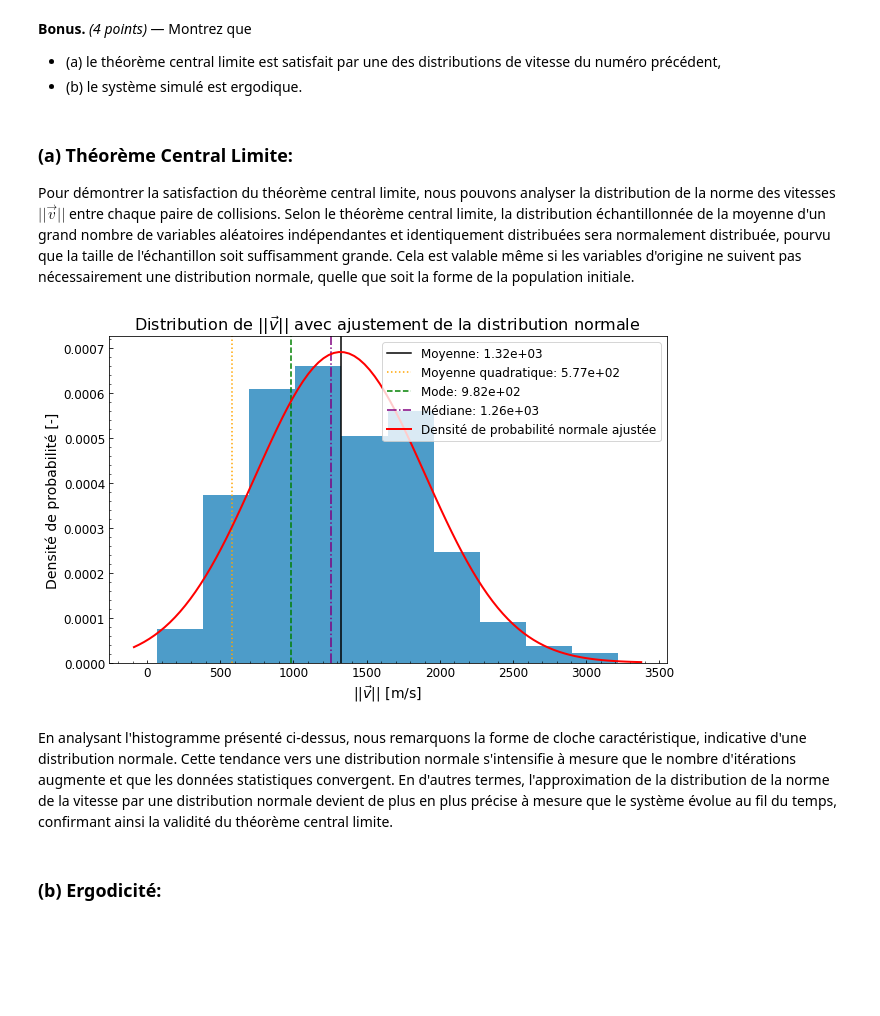
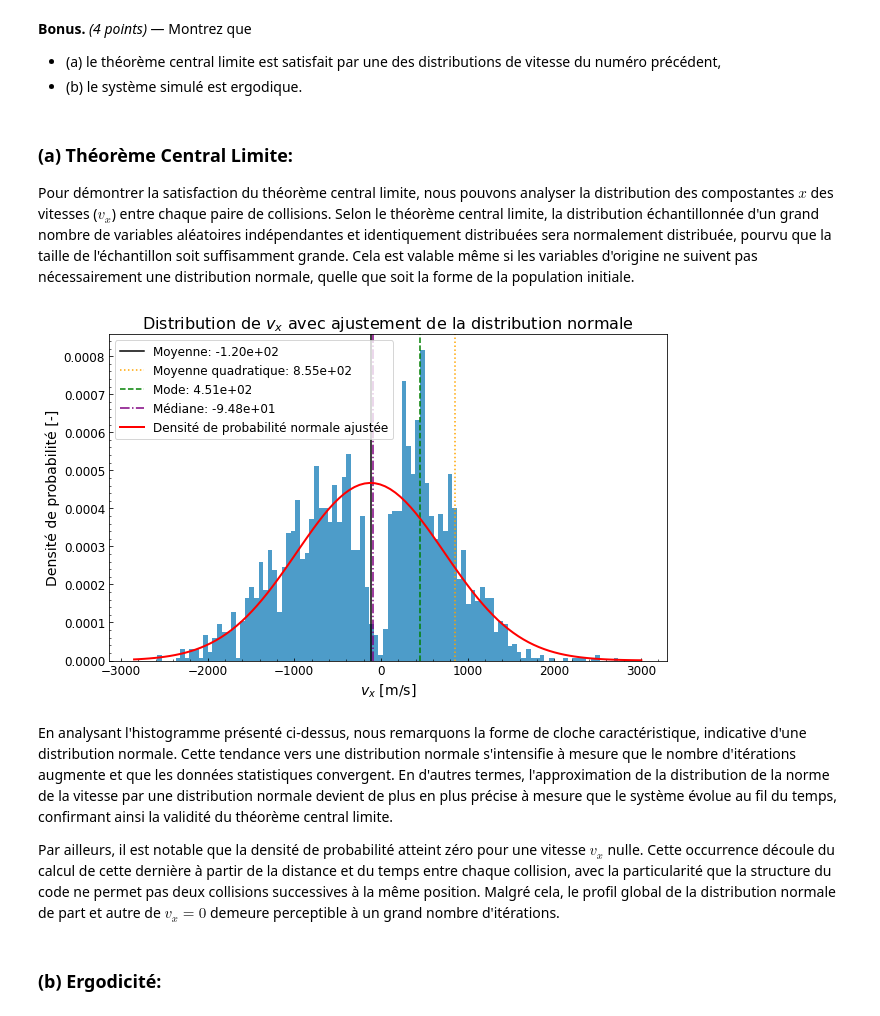
Before and after one commit to GeremyMichaud/TPNTS, a Jupyter notebook: Part_1/GM_TDS-TPNB_Part1_H24.ipynb, the cells around one changed output. Drawn from its saved outputs; the diff is of its cells as text; code cells hidden in the pictures; blank space fills up the shorter version.

```diff
--- a/Part_1/GM_TDS-TPNB_Part1_H24.ipynb
+++ b/Part_1/GM_TDS-TPNB_Part1_H24.ipynb
@@ -96,7 +93,7 @@ def checkCollisions():
                 hitlist.append([i,j]) # liste numérotant toutes les paires de sphères en collision
     return hitlist
 
-iterations = 1000
+iterations = 10000
 for i in range(iterations):
     # DÉPLACE TOUTES LES SPHÈRES D'UN PAS SPATIAL deltax
     vitesse = []   # vitesse instantanée de chaque sphère
@@ -279,7 +276,7 @@ def follow_particle_trajectory(particle_index):
     collison_distances = []
     time_to_collision = []
 
-    iterations = 1000
+    iterations = 10000
     for _ in range(iterations):
         update_positions()
 
@@ -444,41 +441,44 @@ plt.show()
 - (b) le système simulé est ergodique.
 # %% [markdown]
 ### (a) Théorème Central Limite:
-Pour démontrer la satisfaction du théorème central limite, nous pouvons analyser la distribution de la norme des vitesses $||\vec{v}||$ entre chaque paire de collisions. Selon le théorème central limite, la distribution échantillonnée de la moyenne d'un grand nombre de variables aléatoires indépendantes et identiquement distribuées sera normalement distribuée, pourvu que la taille de l'échantillon soit suffisamment grande. Cela est valable même si les variables d'origine ne suivent pas nécessairement une distribution normale, quelle que soit la forme de la population initiale.
+Pour démontrer la satisfaction du théorème central limite, nous pouvons analyser la distribution des compostantes $x$ des vitesses ($v_x$) entre chaque paire de collisions. Selon le théorème central limite, la distribution échantillonnée d'un grand nombre de variables aléatoires indépendantes et identiquement distribuées sera normalement distribuée, pourvu que la taille de l'échantillon soit suffisamment grande. Cela est valable même si les variables d'origine ne suivent pas nécessairement une distribution normale, quelle que soit la forme de la population initiale.
 # %%
 # Calcul des statistiques de la norme des vitesses
-stats_norms, mode_norms, median_norms = calculate_statistics(norms)
+vx = np.array([v.x for v in velocities])
+stats_vx, mode_vx, median_vx = calculate_statistics(vx)
 
 # Plot de l'histogramme de la norme des vitesses
 plt.figure(figsize=(10, 6))
-plt.hist(norms, bins=10, density=True, color=palette[0], alpha=0.7)
+plt.hist(vx, bins=100, density=True, color=palette[0], alpha=0.7)
 
 # Ajout des lignes verticales pour les statistiques
-plt.axvline(x=stats_norms.mean, color='black', linestyle='solid', label=f'Moyenne: {stats_norms.mean:.2e}')
-plt.axvline(x=np.sqrt(stats_norms.variance), color='orange', linestyle='dotted', label=f'Moyenne quadratique: {np.sqrt(stats_norms.variance):.2e}')
-plt.axvline(x=mode_norms, color='green', linestyle='dashed', label=f'Mode: {mode_norms:.2e}')
-plt.axvline(x=median_norms, color='purple', linestyle='dashdot', label=f'Médiane: {median_norms:.2e}')
+plt.axvline(x=stats_vx.mean, color='black', linestyle='solid', label=f'Moyenne: {stats_vx.mean:.2e}')
+plt.axvline(x=np.sqrt(stats_vx.variance), color='orange', linestyle='dotted', label=f'Moyenne quadratique: {np.sqrt(stats_vx.variance):.2e}')
+plt.axvline(x=mode_vx, color='green', linestyle='dashed', label=f'Mode: {mode_vx:.2e}')
+plt.axvline(x=median_vx, color='purple', linestyle='dashdot', label=f'Médiane: {median_vx:.2e}')
 
 # Personnalisation des axes et ajout d'étiquettes
 plt.tick_params(which="both", axis="both", direction="in", labelsize=12)
 plt.minorticks_on()
-plt.xlabel("$||\\vec{v}||$ [m/s]", fontsize=14)
+plt.xlabel("$v_x$ [m/s]", fontsize=14)
 plt.ylabel("Densité de probabilité [-]", fontsize=14)
-plt.title("Distribution de $||\\vec{v}||$ avec ajustement de la distribution normale", fontsize=16)
+plt.title("Distribution de $v_x$ avec ajustement de la distribution normale", fontsize=16)
 
 # Ajustement de la distribution normale
 xmin, xmax = plt.xlim()
 x = np.linspace(xmin, xmax, 100)
-pdf = norm.pdf(x, stats_norms.mean, np.sqrt(stats_norms.variance))
+pdf = norm.pdf(x, stats_vx.mean, np.sqrt(stats_vx.variance))
 plt.plot(x, pdf, 'r', linewidth=2, label="Densité de probabilité normale ajustée")
 plt.legend(fontsize=12)
 
 # Affichage du graphique
 plt.show()
 # %% [output]
-[figure, old version]
+[figure, new version]
 # %% [markdown]
 En analysant l'histogramme présenté ci-dessus, nous remarquons la forme de cloche caractéristique, indicative d'une distribution normale. Cette tendance vers une distribution normale s'intensifie à mesure que le nombre d'itérations augmente et que les données statistiques convergent. En d'autres termes, l'approximation de la distribution de la norme de la vitesse par une distribution normale devient de plus en plus précise à mesure que le système évolue au fil du temps, confirmant ainsi la validité du théorème central limite.
+
+Par ailleurs, il est notable que la densité de probabilité atteint zéro pour une vitesse $v_x$ nulle. Cette occurrence découle du calcul de cette dernière à partir de la distance et du temps entre chaque collision, avec la particularité que la structure du code ne permet pas deux collisions successives à la même position. Malgré cela, le profil global de la distribution normale de part et autre de $v_x=0$ demeure perceptible à un grand nombre d'itérations.
 # %% [markdown]
 ### (b) Ergodicité:
 # %% [markdown]
```
Also changed, not shown: parts of 7 cells of this notebook, 3 other files.
